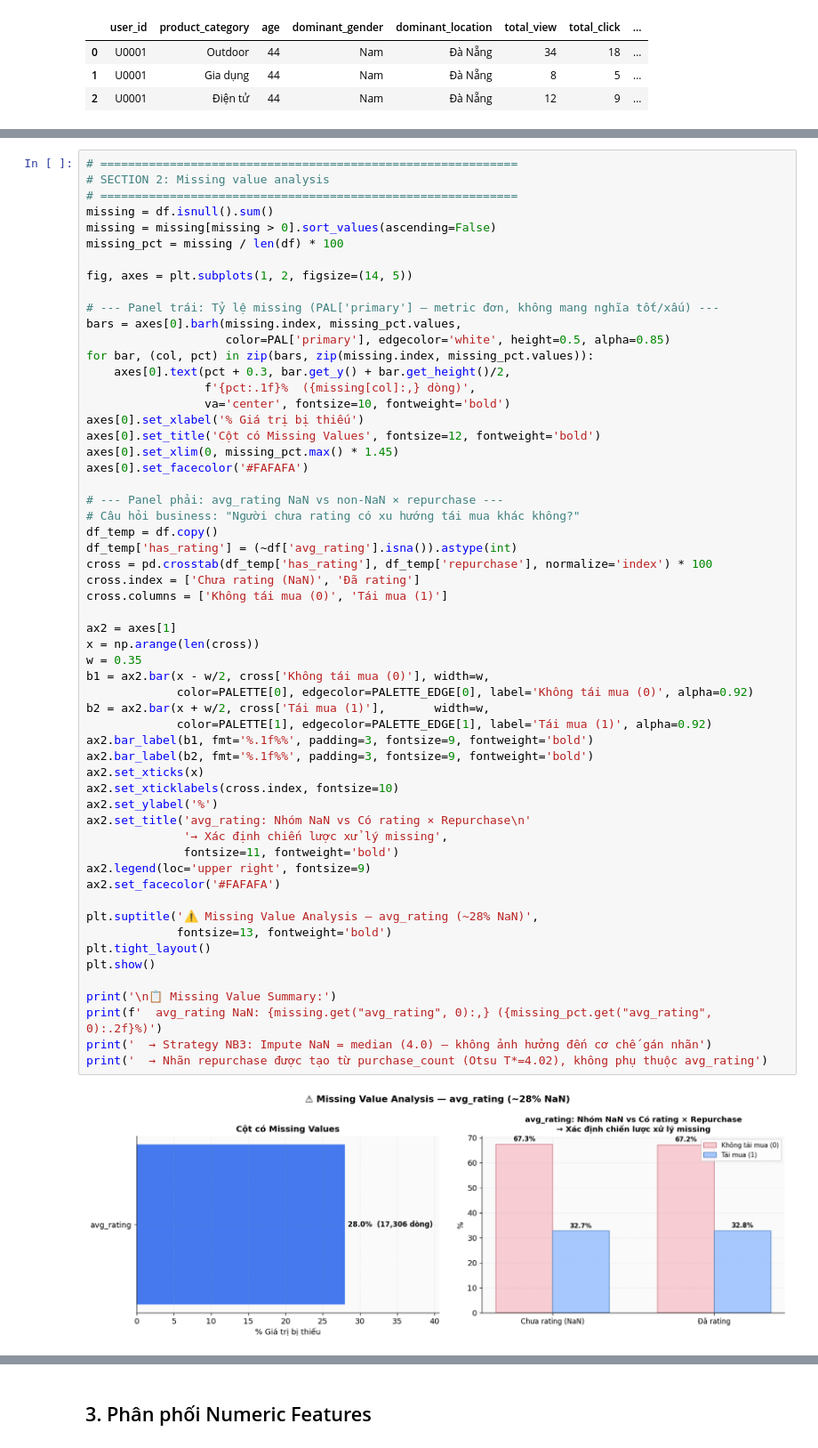
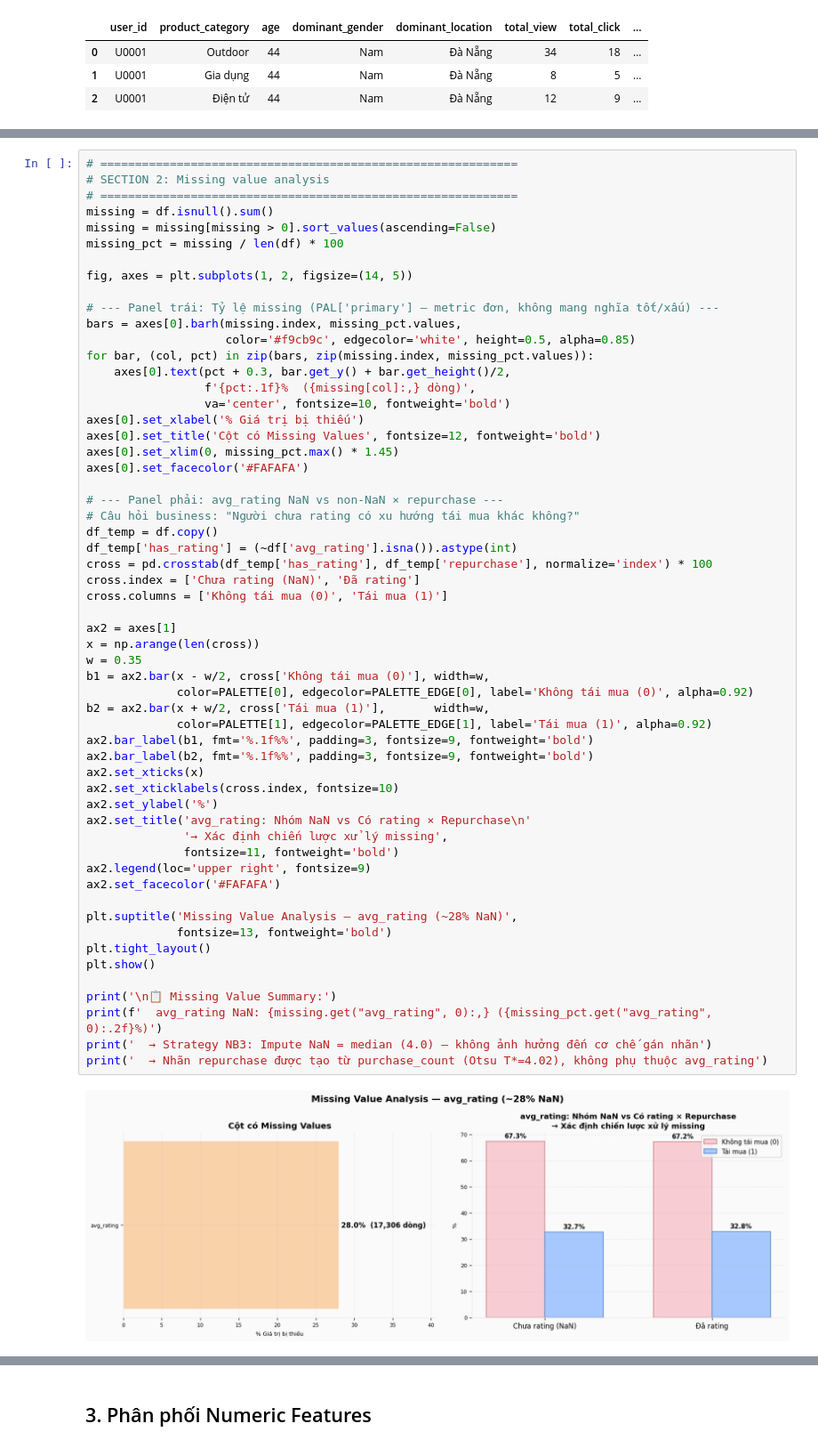
Before and after one commit to TranThiNgocVy/MOCK_PROJECT-NHOM2, a Jupyter notebook: 2_Exploratory_Data_Analysis.ipynb, the cells around one changed output, grey strips where cells are left out. Shown at 89% size. Drawn from its saved outputs; the diff is of its cells as text.

```diff
--- a/2_Exploratory_Data_Analysis.ipynb
+++ b/2_Exploratory_Data_Analysis.ipynb
@@ -171,7 +118,7 @@ fig, axes = plt.subplots(1, 2, figsize=(14, 5))
 
 # --- Panel trái: Tỷ lệ missing (PAL['primary'] — metric đơn, không mang nghĩa tốt/xấu) ---
 bars = axes[0].barh(missing.index, missing_pct.values,
-                    color=PAL['primary'], edgecolor='white', height=0.5, alpha=0.85)
+                    color='#f9cb9c', edgecolor='white', height=0.5, alpha=0.85)
 for bar, (col, pct) in zip(bars, zip(missing.index, missing_pct.values)):
     axes[0].text(pct + 0.3, bar.get_y() + bar.get_height()/2,
                  f'{pct:.1f}%  ({missing[col]:,} dòng)',
@@ -189,35 +136,35 @@ cross = pd.crosstab(df_temp['has_rating'], df_temp['repurchase'], normalize='ind
 cross.index = ['Chưa rating (NaN)', 'Đã rating']
 cross.columns = ['Không tái mua (0)', 'Tái mua (1)']
 
 ax2 = axes[1]
 x = np.arange(len(cross))
 w = 0.35
 b1 = ax2.bar(x - w/2, cross['Không tái mua (0)'], width=w,
              color=PALETTE[0], edgecolor=PALETTE_EDGE[0], label='Không tái mua (0)', alpha=0.92)
 b2 = ax2.bar(x + w/2, cross['Tái mua (1)'],       width=w,
              color=PALETTE[1], edgecolor=PALETTE_EDGE[1], label='Tái mua (1)', alpha=0.92)
 ax2.bar_label(b1, fmt='%.1f%%', padding=3, fontsize=9, fontweight='bold')
 ax2.bar_label(b2, fmt='%.1f%%', padding=3, fontsize=9, fontweight='bold')
 ax2.set_xticks(x)
 ax2.set_xticklabels(cross.index, fontsize=10)
 ax2.set_ylabel('%')
 ax2.set_title('avg_rating: Nhóm NaN vs Có rating × Repurchase\n'
               '→ Xác định chiến lược xử lý missing',
               fontsize=11, fontweight='bold')
 ax2.legend(loc='upper right', fontsize=9)
 ax2.set_facecolor('#FAFAFA')
 
-plt.suptitle('⚠️ Missing Value Analysis — avg_rating (~28% NaN)',
+plt.suptitle('Missing Value Analysis — avg_rating (~28% NaN)',
              fontsize=13, fontweight='bold')
 plt.tight_layout()
 plt.show()
 
 print('\n📋 Missing Value Summary:')
 print(f'  avg_rating NaN: {missing.get("avg_rating", 0):,} ({missing_pct.get("avg_rating", 0):.2f}%)')
 print('  → Strategy NB3: Impute NaN = median (4.0) — không ảnh hưởng đến cơ chế gán nhãn')
 print('  → Nhãn repurchase được tạo từ purchase_count (Otsu T*=4.02), không phụ thuộc avg_rating')
 # %% [output]
-[figure, old version]
+[figure, new version]
 📋 Missing Value Summary:
   avg_rating NaN: 17,306 (28.04%)
   → Strategy NB3: Impute NaN = median (4.0) — không ảnh hưởng đến cơ chế gán nhãn
```
Also changed, not shown: parts of 8 cells of this notebook, 20 other files.
